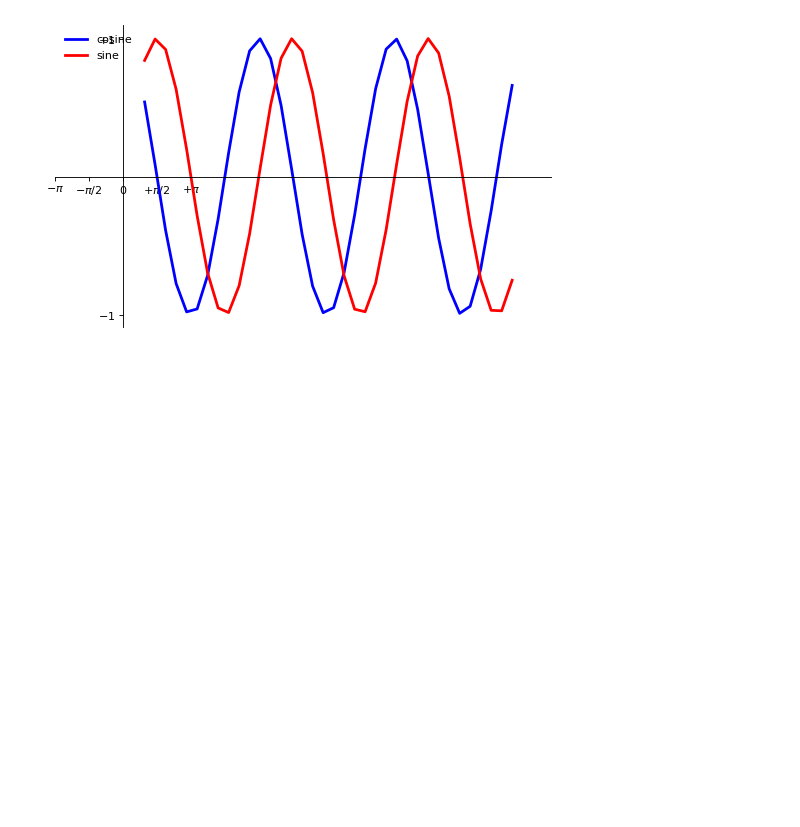
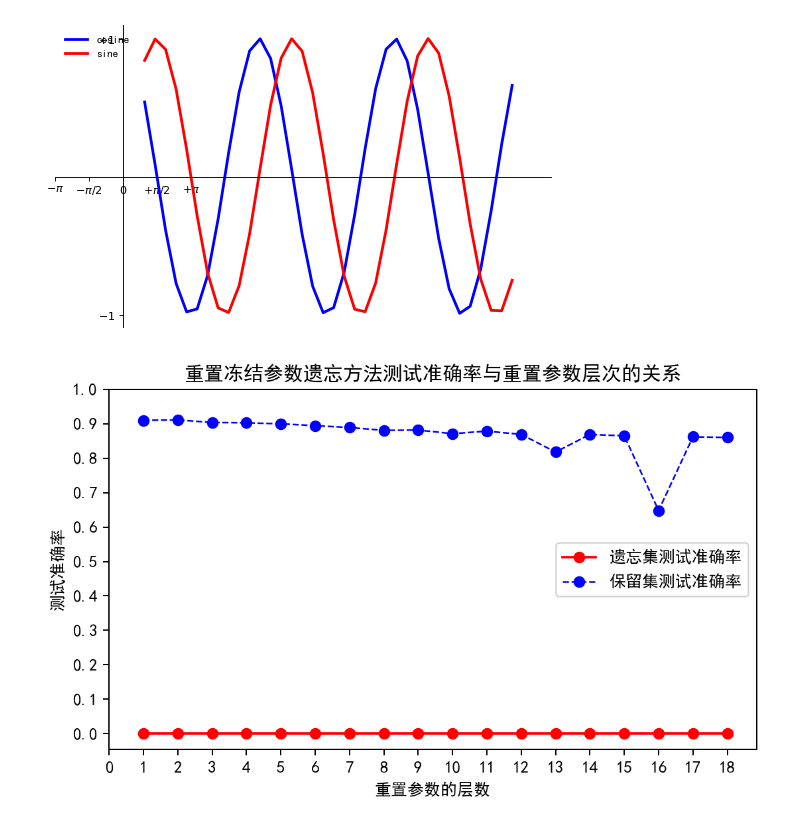
Before and after one commit to pan402945786/graduate_expriment, a Jupyter notebook: resnet18_cifar10/plot_pic.ipynb, the cells around one changed output. Cells and saved outputs as stored; diff of their text form; code cells hidden in the pictures; blank space fills up the shorter version.

```diff
--- a/resnet18_cifar10/plot_pic.ipynb
+++ b/resnet18_cifar10/plot_pic.ipynb
@@ -238,3 +242,47 @@ plt.show()
 second
 first
 [figure]
+# %%
+# plt.figure(figsize=(8,5), dpi=80)
+plt.figure(figsize=(7,4), dpi=180)
+ax = plt.subplot(111)
+ax.xaxis.set_ticks_position('bottom')
+ax.yaxis.set_ticks_position('left')
+ax.set_xlabel('重置参数的层数')  # Add an x-label to the axes.
+ax.set_ylabel('测试准确率')  # Add a y-label to the axes.
+ax.set_title("重置冻结参数遗忘方法测试准确率与重置参数层次的关系")  # Add a title to the axes.
+plt.rcParams['font.family']=['SimHei']#关键是这句
+# plt.rcParams['font.family']=['Arial Unicode MS']
+X = np.linspace(1, 18, 18, endpoint=True)
+reset_freeze_retain_acc = [
+    90.963,91.075,90.338,90.225,89.950,89.400,
+    88.875,88.050,88.125,87.088,87.813,86.875,
+    81.750,86.863,86.463,64.788,86.163,85.988,
+]
+reset_freeze_forget_acc = [
+    0,0,0,0,0,0,
+    0,0,0,0,0,0,
+    0,0,0,0,0,0,
+]
+C = np.array(reset_freeze_forget_acc)
+S = np.array(reset_freeze_retain_acc)
+S = np.divide(S, np.array(100.))
+
+# plt.plot(X, C, color="blue", linewidth=2.5, linestyle="--", label="遗忘集测试准确率")
+# plt.plot(X, S, color="red", linewidth=2.5, linestyle="-", label="保留集测试准确率")
+
+plt.plot(X, C, 'r-o', label="遗忘集测试准确率")
+plt.plot(X, S, 'b-o',linewidth=1, linestyle="--", label="保留集测试准确率")
+
+
+# plt.xlim(X.min()-5, X.max()+5)
+plt.xticks(np.linspace(0,18,19,endpoint=True))
+#
+# plt.ylim(C.min()-1,C.max()+1)
+plt.yticks(np.linspace(0,1,11,endpoint=True))
+
+plt.legend(loc='center right', frameon=True)
+plt.savefig("./figures/chapter4_1.png",dpi=272)
+plt.show()
+# %% [output]
+[figure, added]
```
Also changed, not shown: parts of 12 cells of this notebook, 13 other files.
